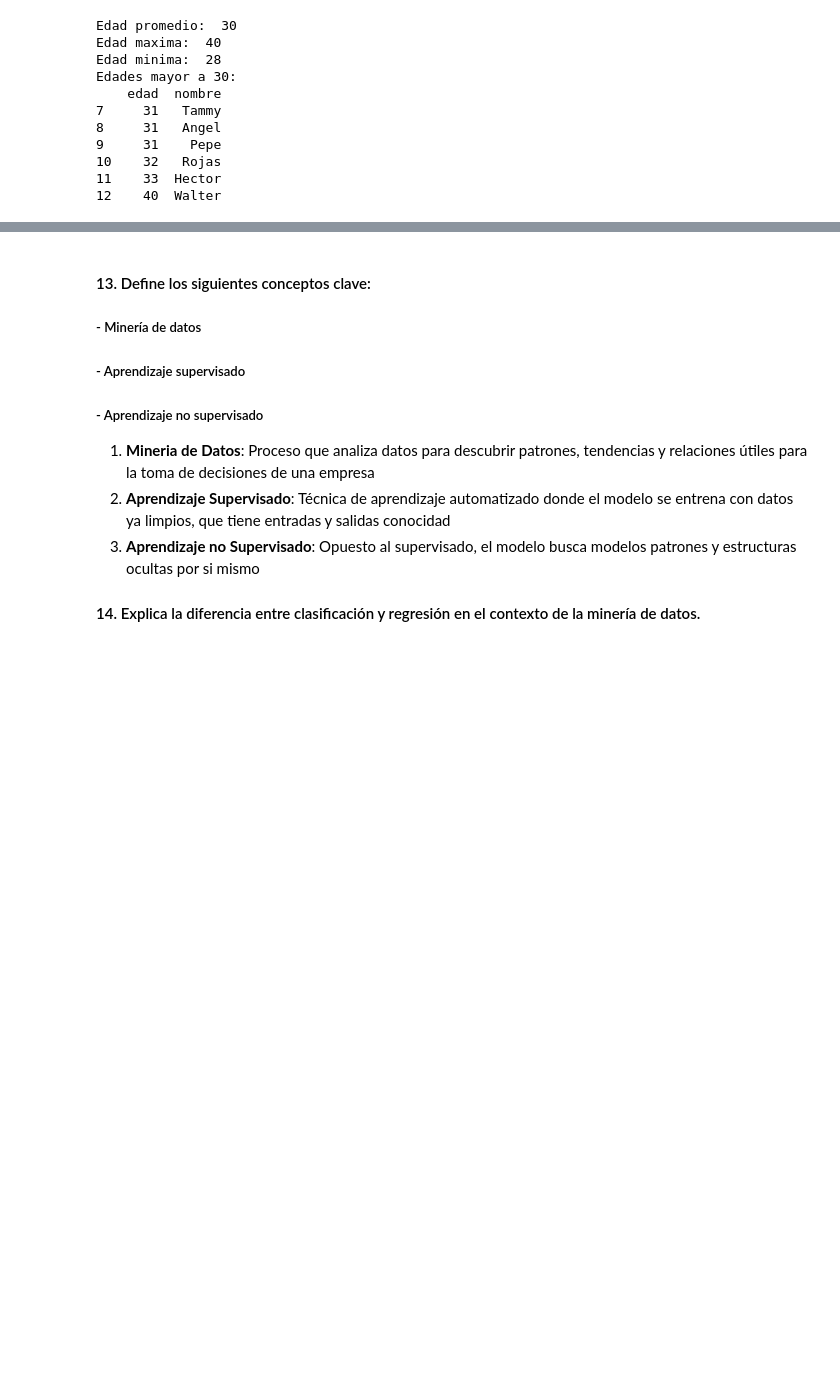
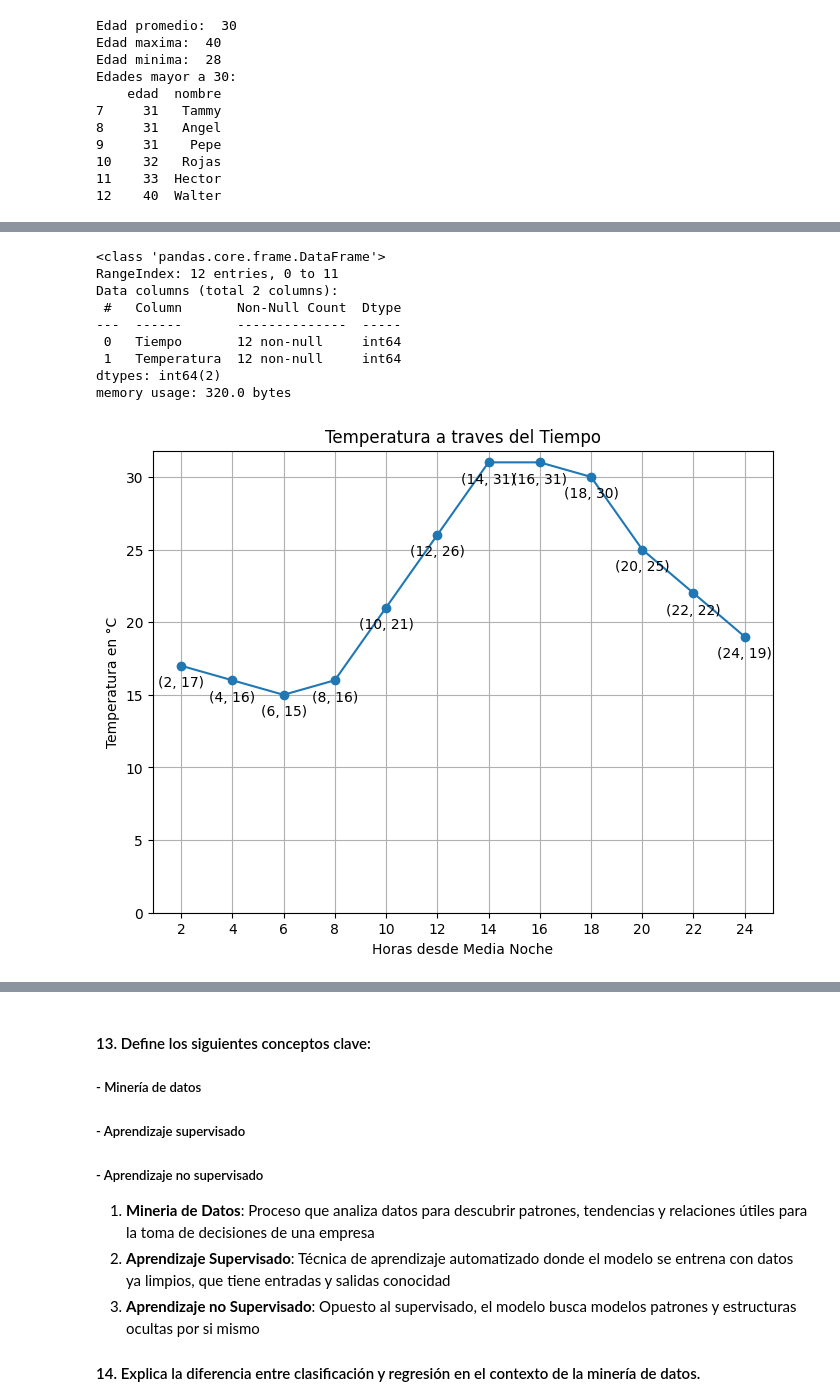
Before and after one commit to SLC-ITESO/MineriaDatos, a Jupyter notebook: REPASOS/Repaso_1_2_3/Repaso_1_2_3.ipynb, the cells around one changed output, grey strips where cells are left out. Drawn from its saved outputs; the diff is of its cells as text; code cells hidden in the pictures; blank space fills up the shorter version.

```diff
--- a/REPASOS/Repaso_1_2_3/Repaso_1_2_3.ipynb
+++ b/REPASOS/Repaso_1_2_3/Repaso_1_2_3.ipynb
@@ -119,0 +153,39 @@ Edades mayor a 30:
+# %%
+import pandas as pd
+import matplotlib.pyplot as plt
+
+df = pd.read_csv('datos_10.csv')
+df.info()
+
+
+plt.figure(figsize=(8, 6))
+plt.plot(df['Tiempo'], df['Temperatura'], marker='o', linestyle='-')
+
+# Add annotations
+for i, (xi, yi) in enumerate(zip(df['Tiempo'], df['Temperatura'])):
+    plt.annotate(f'({xi}, {yi})', (xi, yi), textcoords="offset points", xytext=(0, -15), ha='center')
+
+# Add title and labels
+plt.title('Temperatura a traves del Tiempo')
+plt.xlabel('Horas desde Media Noche')
+plt.ylabel('Temperatura en °C')
+
+# Display grid
+plt.grid(True)
+# Set y-axis to start at 0
+plt.ylim(bottom=0)
+# Set x-axis to go from 2 in 2
+plt.xticks(range(min(df['Tiempo']), max(df['Tiempo'])+1, 2))
+# Show the plot
+plt.show()
+# %% [output]
+<class 'pandas.core.frame.DataFrame'>
+RangeIndex: 12 entries, 0 to 11
+Data columns (total 2 columns):
+ #   Column       Non-Null Count  Dtype
+---  ------       --------------  -----
+ 0   Tiempo       12 non-null     int64
+ 1   Temperatura  12 non-null     int64
+dtypes: int64(2)
+memory usage: 320.0 bytes
+[figure, added]
```
Also changed, not shown: parts of 8 cells of this notebook, 7 other files.
